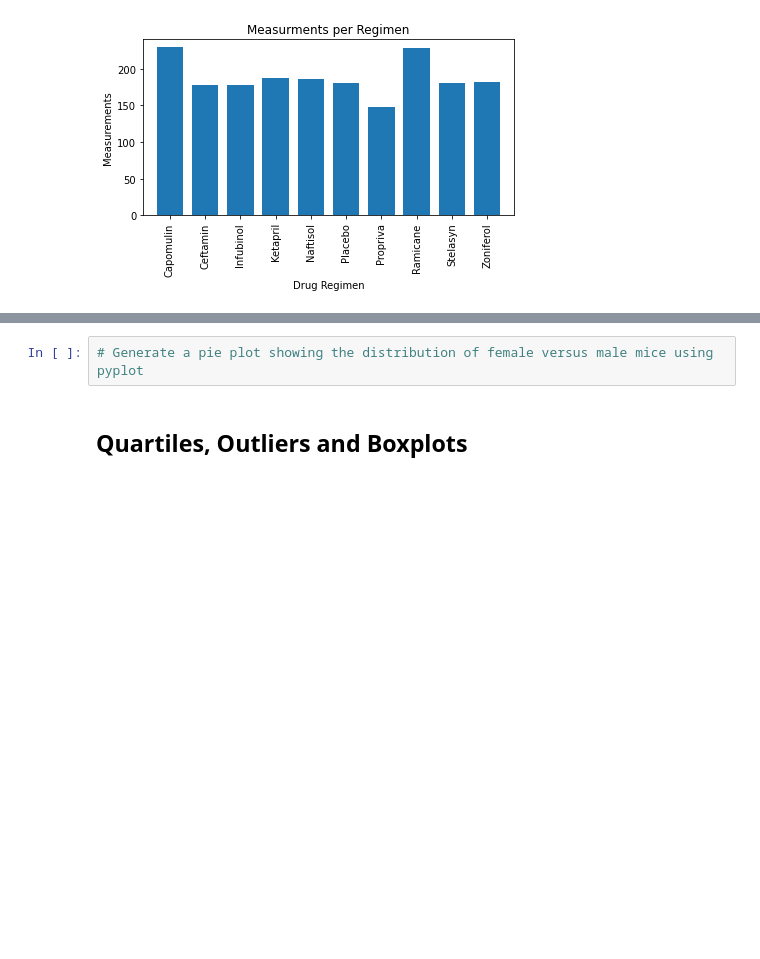
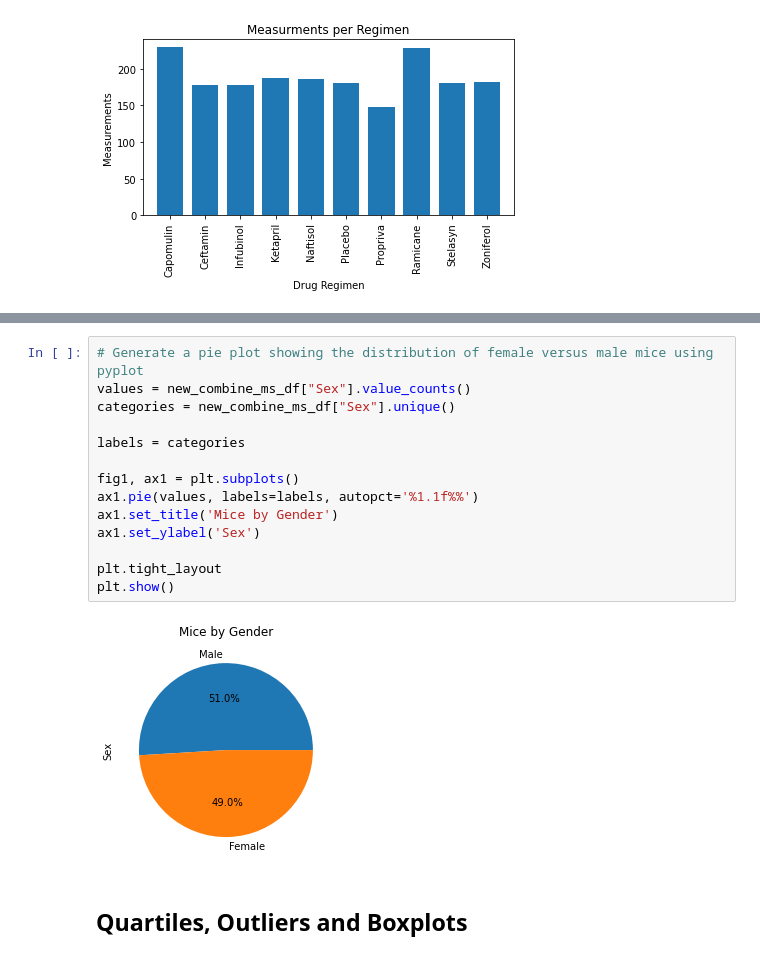
Before and after one commit to gregb23/Matplotlib-Homework, a Jupyter notebook: Pymaceuticals/pymaceuticals.ipynb, the cells around one changed output, grey strips where cells are left out. Drawn from its saved outputs; the diff is of its cells as text; blank space fills up the shorter version.

```diff
--- a/Pymaceuticals/pymaceuticals.ipynb
+++ b/Pymaceuticals/pymaceuticals.ipynb
@@ -200,5 +208,19 @@ plt.show()
 # %%
 # Generate a pie plot showing the distribution of female versus male mice using pyplot
+values = new_combine_ms_df["Sex"].value_counts()
+categories = new_combine_ms_df["Sex"].unique()
+
+labels = categories
+
+fig1, ax1 = plt.subplots()
+ax1.pie(values, labels=labels, autopct='%1.1f%%')
+ax1.set_title('Mice by Gender')
+ax1.set_ylabel('Sex')
+
+plt.tight_layout
+plt.show()
+# %% [output]
+[figure, added]
 # %% [markdown]
 ## Quartiles, Outliers and Boxplots
 # %%
```
Also changed, not shown: parts of 1 cell of this notebook.
